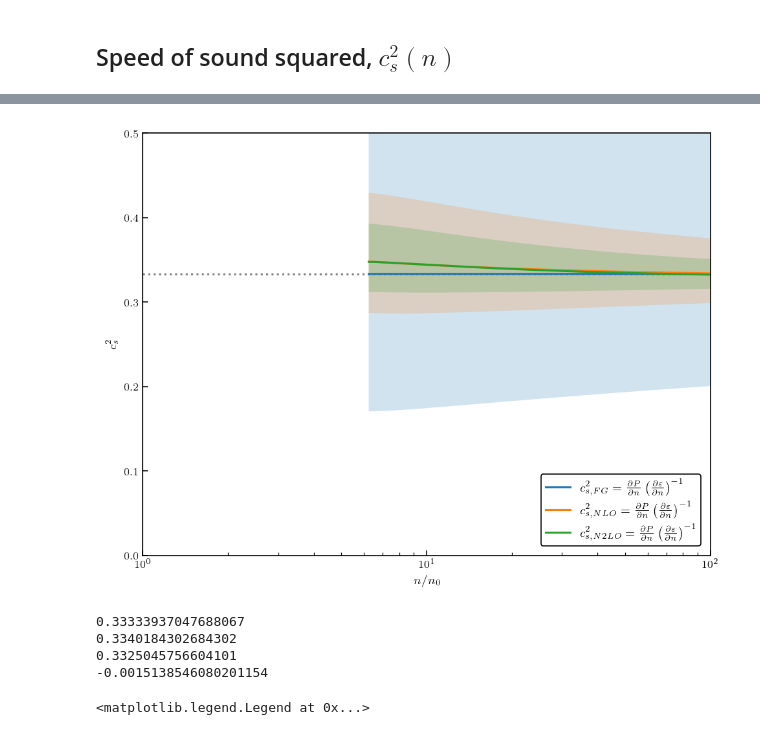
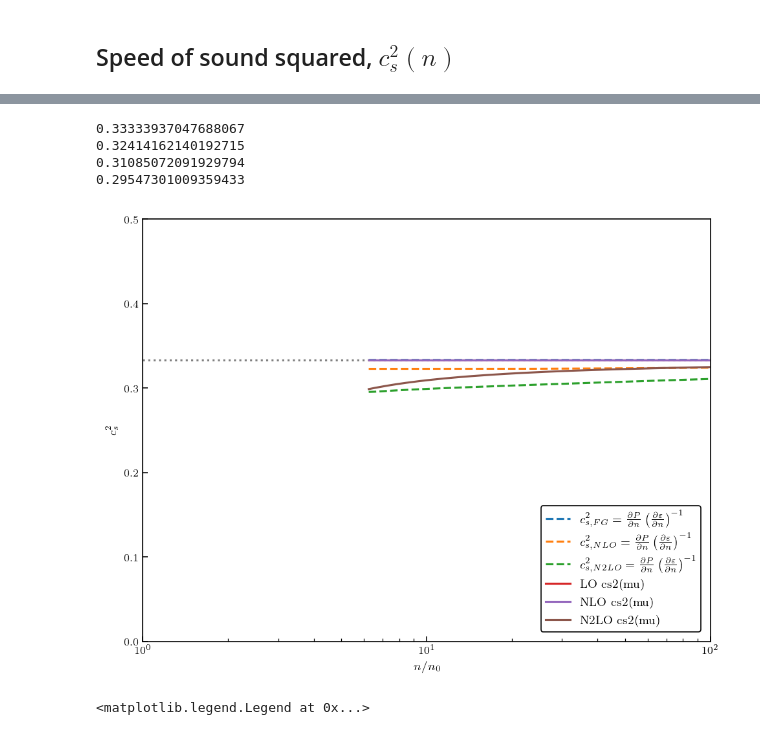
Before and after one commit to asemposki/neutron-rich-bmm, a Jupyter notebook: Gorda_pQCD_gsum.ipynb, the cells around one changed output, grey strips where cells are left out. Cells and saved outputs as stored; diff of their text form; code cells hidden in the pictures.

```diff
--- a/Gorda_pQCD_gsum.ipynb
+++ b/Gorda_pQCD_gsum.ipynb
@@ -917,47 +908,58 @@ Difference between ChEFT estimate and FG condition:  33.86509860479896 [MeV/fm^3
 # dmudn_2_full = np.gradient(mu_n*1000*3, dens)
 # cs2_3_full = (dens/(mu_n*1000*3))*dmudn_2_full
 # dmudn_2 = np.gradient(mu_pert*1000*3, dens)
 # cs2_3 = (dens/(mu_pert*1000*3)) * dmudn_2
 
 plt.axhline(y=0.3333, color='grey', linestyle='dotted')
 
 # plot the result quickly (noting the issue with scaling back out of P/P_FG)
 # FG
-plt.plot(dens/n0, cs2_FG['mean'], label=r'$c_{s, FG}^{2} = \frac{\partial P}{\partial n}\left(\frac{\partial \varepsilon}{\partial n}\right)^{-1}$')
-plt.fill_between(dens/n0, cs2_FG['lower'], cs2_FG['upper'], alpha=0.2)
+plt.plot(dens/n0, cs2_FG['mean'], linestyle='dashed', label=r'$c_{s, FG}^{2} = \frac{\partial P}{\partial n}\left(\frac{\partial \varepsilon}{\partial n}\right)^{-1}$')
+#plt.fill_between(dens/n0, cs2_FG['lower'], cs2_FG['upper'], alpha=0.2)
 # NLO
-plt.plot(dens/n0, cs2_NLO['mean'], label=r'$c_{s, NLO}^{2} = \frac{\partial P}{\partial n}\left(\frac{\partial \varepsilon}{\partial n}\right)^{-1}$')
-plt.fill_between(dens/n0, cs2_NLO['lower'], cs2_NLO['upper'], alpha=0.2)
+plt.plot(dens/n0, cs2_NLO['mean'], linestyle='dashed', label=r'$c_{s, NLO}^{2} = \frac{\partial P}{\partial n}\left(\frac{\partial \varepsilon}{\partial n}\right)^{-1}$')
+#plt.fill_between(dens/n0, cs2_NLO['lower'], cs2_NLO['upper'], alpha=0.2)
 # N2LO
-plt.plot(dens/n0, cs2_N2LO['mean'], label=r'$c_{s, N2LO}^{2} = \frac{\partial P}{\partial n}\left(\frac{\partial \varepsilon}{\partial n}\right)^{-1}$')
-plt.fill_between(dens/n0, cs2_N2LO['lower'], cs2_N2LO['upper'], alpha=0.2)
+plt.plot(dens/n0, cs2_N2LO['mean'], linestyle='dashed', label=r'$c_{s, N2LO}^{2} = \frac{\partial P}{\partial n}\left(\frac{\partial \varepsilon}{\partial n}\right)^{-1}$')
+#plt.fill_between(dens/n0, cs2_N2LO['lower'], cs2_N2LO['upper'], alpha=0.2)
 # plt.plot(dens/n0, cs2_mean, label=r'$c_{s}^{2} = \frac{\partial P}{\partial n}\frac{1}{\mu}$')
 # plt.fill_between(dens/n0, cs2_lower, cs2_upper, alpha=0.2, label=r'second band')
 # # #plt.plot(dens/n0, cs2_2, label=r'$c_{s}^{2} = \frac{n}{\mu}\frac{\partial \mu}{\partial n}$')
 # # plt.plot(dens/n0, cs2_3, label=r'$c_{s}^{2} = \frac{n}{\mu}\frac{\partial \mu}{\partial n} \textrm{(using KLW mu)}$')
 # # plt.plot(dens/n0, cs2_3_full, label=r'$c_{s}^{2} = \frac{n}{\mu}\frac{\partial \mu}{\partial n} \textrm{(using full mu)}$')
 # plt.plot(dens/n0, dpdn_mean/(mu_pert*3*1000), label=r'$c_{s}^{2} = \frac{\partial P}{\partial n}\frac{1}{\mu} \textrm{(using KLW mu)}$')
 # plt.fill_between(dens/n0, dpdn_lower/(mu_pert*3*1000), dpdn_upper/(mu_pert*3*1000), alpha=0.2, label=r'third band')
 plt.xlim(1.0, 100.0)
 plt.xscale('log')
 plt.ylim(0.0, 0.5)
 #plt.title('This is what failure looks like.')
 plt.xlabel(r'$n/n_{0}$')
 plt.ylabel(r'$c_{s}^{2}$')
-plt.legend(loc='lower right')
-plt.show()
 
 print(cs2_FG['mean'][-1])
 print(cs2_NLO['mean'][-1])
 print(cs2_N2LO['mean'][-1])
 
-print(cs2_N2LO['mean'][-1] - cs2_NLO['mean'][-1])
+print(cs2_N2LO['mean'][0])
+#plt.plot(dens/n0, 2.0*eps_n_FG*pqcd.alpha_s(mu_FG, loop=2)/(3.0*np.pi), label=r'Perturbative NLO result')
+#plt.plot(dens/n0, (1.0/3.0) - 5/(108.*np.pi**2.0)*(33 - 2.0 * pqcd.Nf)*pqcd.alpha_s(mu_FG, loop=2)**2.0, \
+ #        linestyle='dotted',label=r'Perturbative N2LO result')
+
+# try mu_pert for alpha_s just to see
+mu_pert = mu_FG + pqcd.mu_1(mu_FG) + pqcd.mu_2(mu_FG)
+
+# plot each order from P(mu) result, to check the consistency
+plt.plot(dens/n0, 0.3333*np.ones(len(dens)), label=r'LO cs2(mu)')
+plt.plot(dens/n0, 0.3333*np.ones(len(dens)), label=r'NLO cs2(mu)')
+plt.plot(dens/n0, 0.3333*np.ones(len(dens)) - 0.136033*pqcd.alpha_s(mu_FG, loop=2)**2.0, label=r'N2LO cs2(mu)') # Nf = 2 currently
+plt.legend(loc='lower right')
+plt.show()
 # %% [output]
+0.33333937047688067
+0.32414162140192715
+0.31085072091929794
+0.29547301009359433
-[figure, old version]
+[figure, new version]
-0.33333937047688067
-0.3340184302684302
-0.3325045756604101
--0.0015138546080201154
 # %%
 # now let's try a comparison of formulae for energy density
 def edens(n):
```
Also changed, not shown: parts of 4 cells of this notebook, 5 other files.
